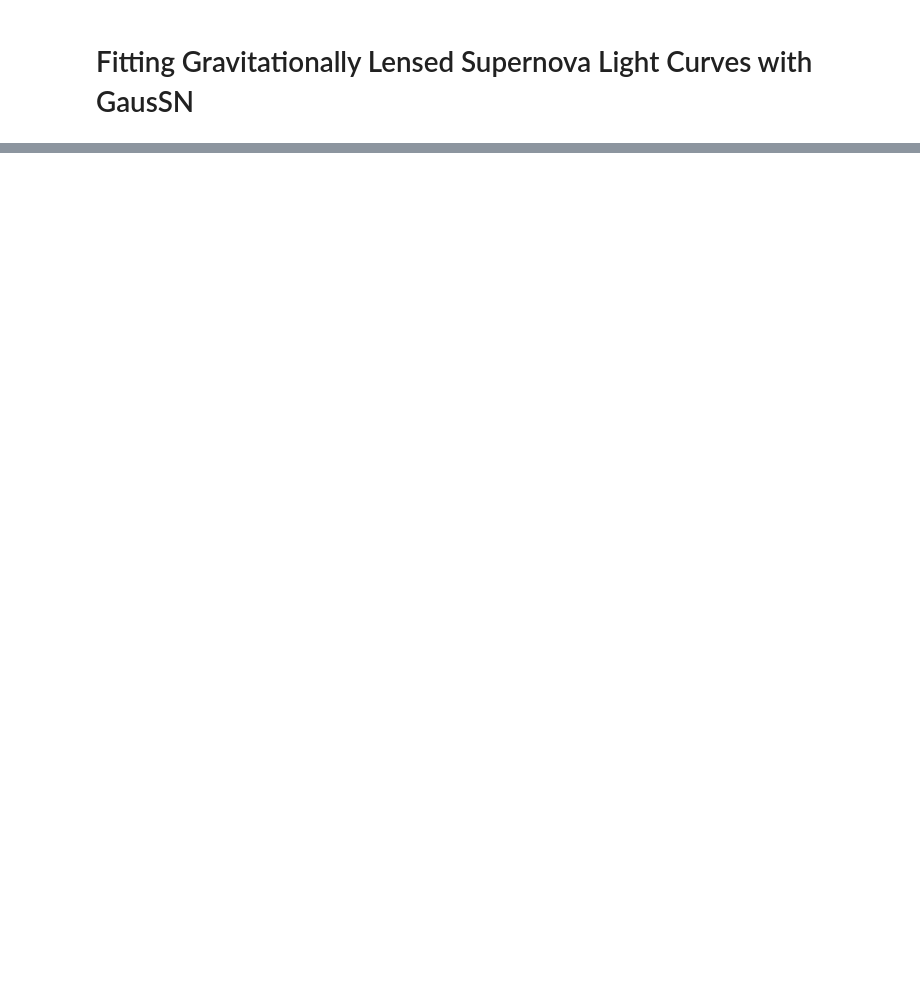
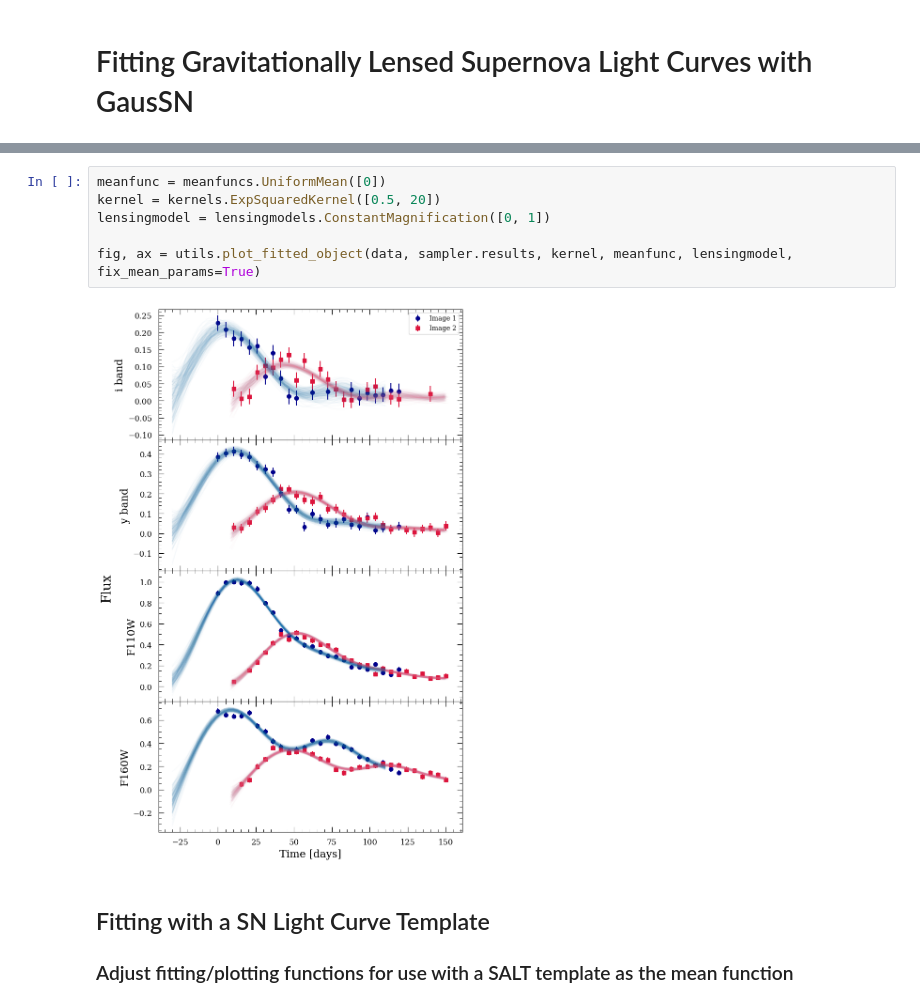
Before and after one commit to erinhay/GausSN, a Jupyter notebook: ipynb/fitting_SLSN_example.ipynb, the cells around one changed output, grey strips where cells are left out. Cells and saved outputs as stored; diff of their text form; blank space fills up the shorter version.

Commit message:
add template example to example glsn notebook, doesn't work because redshift is unknown and uncertainty about x0 calibration

```diff
--- a/ipynb/fitting_SLSN_example.ipynb
+++ b/ipynb/fitting_SLSN_example.ipynb
@@ -198,0 +91,12 @@ plt.subplots_adjust(hspace=0)
+# %%
+meanfunc = meanfuncs.UniformMean([0])
+kernel = kernels.ExpSquaredKernel([0.5, 20])
+lensingmodel = lensingmodels.ConstantMagnification([0, 1])
+
+fig, ax = utils.plot_fitted_object(data, sampler.results, kernel, meanfunc, lensingmodel, fix_mean_params=True)
+# %% [output]
+[figure, added]
+# %% [markdown]
+## Fitting with a SN Light Curve Template
+
+### Adjust fitting/plotting functions for use with a SALT template as the mean function
```
Also changed, not shown: parts of 17 cells of this notebook.
